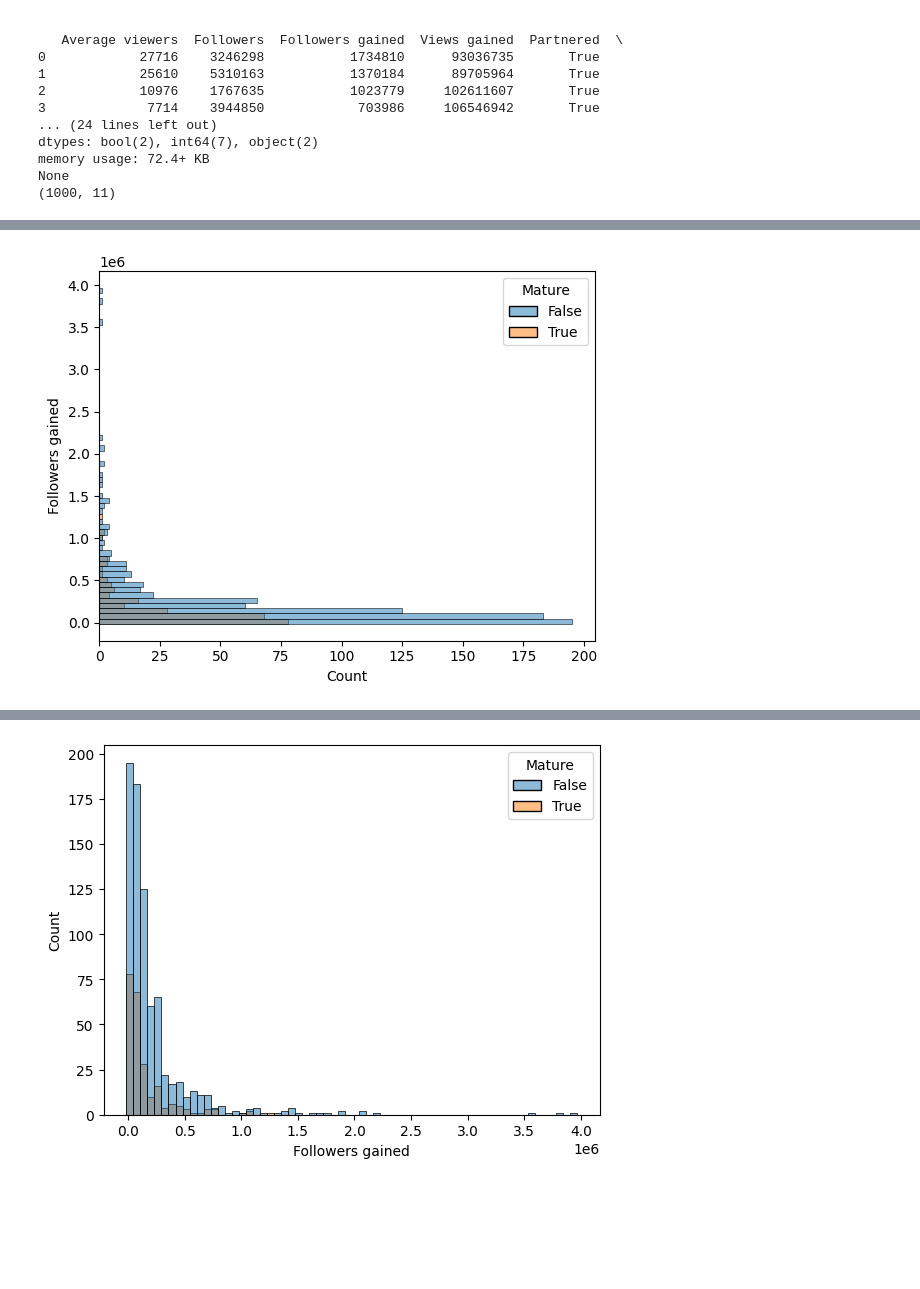
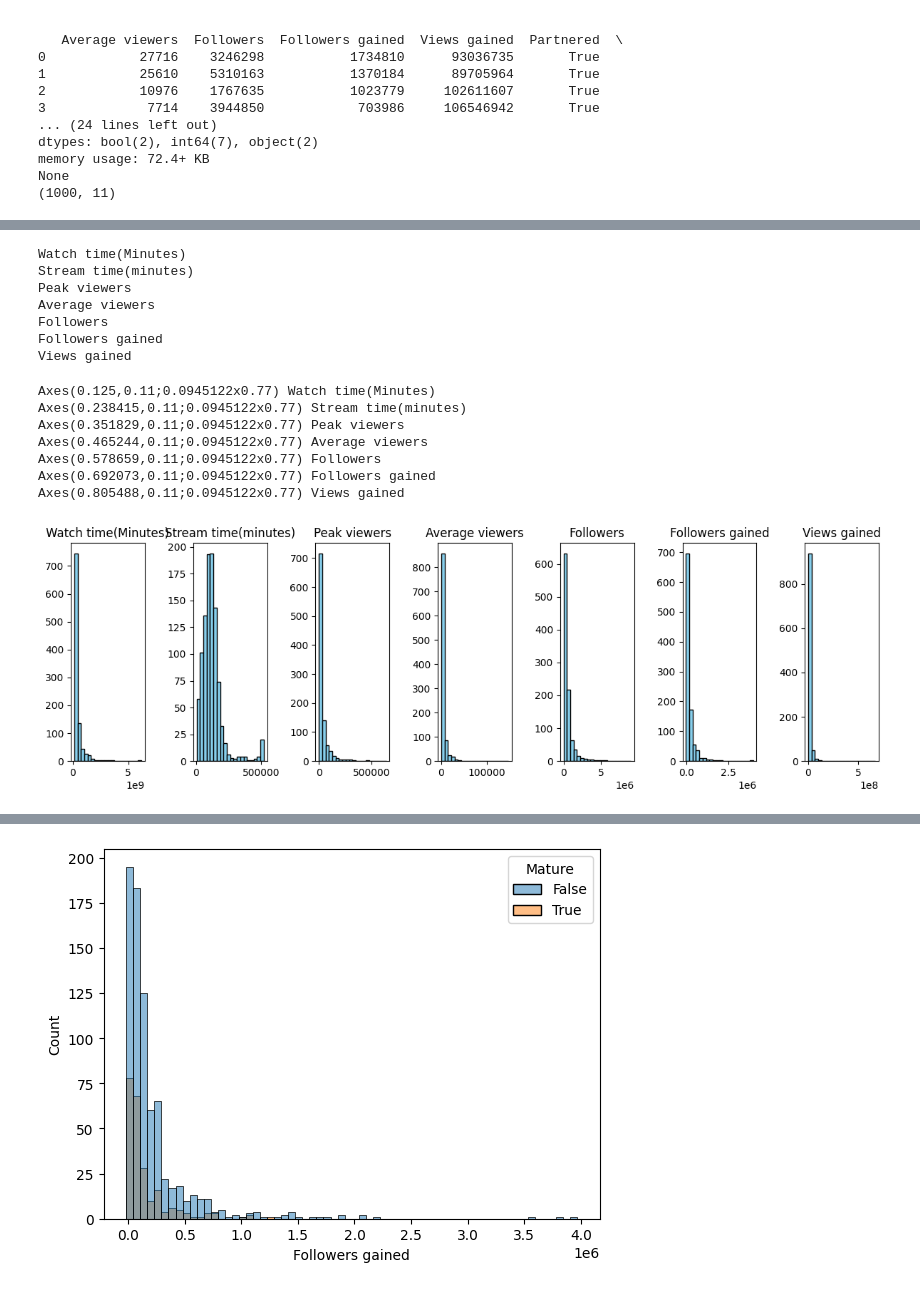
Before and after one commit to datasheng/csc460-BrandonVasquez-HW, a Jupyter notebook: Homework_3/twitch_eda/twitch_EDA.ipynb, the cells around one changed output, grey strips where cells are left out. Cells and saved outputs as stored; diff of their text form; code cells hidden in the pictures; blank space fills up the shorter version.

```diff
--- a/Homework_3/twitch_eda/twitch_EDA.ipynb
+++ b/Homework_3/twitch_eda/twitch_EDA.ipynb
@@ -61,14 +88,32 @@ print(check_null_count(df))
+# %%
+for col in df.select_dtypes(include='int64'):
+    print(col)
+# %% [output]
+Watch time(Minutes)
+Stream time(minutes)
+Peak viewers
+Average viewers
+Followers
+Followers gained
+Views gained
 # %%
-#here I want to make this a grid of histo
+int_cols = df.select_dtypes(include='int64').columns
 
-sns.histplot(data=df, y='Followers gained')
-# sns.histplot(data=df, x='Watch time(Minutes)')
-# sns.histplot(data=df, x='Stream time(minutes)')
-# sns.histplot(data=df, x='Peak viewers')
-# sns.histplot(data=df, x='Average viewers')
-# sns.histplot(data=df, x='Followers gained')
-# sns.histplot(data=df, x='Views gained')
+fig, axes = plt.subplots(nrows=1, ncols=len(int_cols), figsize=(12, 4))
+
+for ax, col in zip(axes, int_cols):
+    ax.hist(df[col], bins=20, color='skyblue', edgecolor='black')
+    ax.set_title(col)
+
+plt.tight_layout()
 plt.show()
 # %% [output]
+Axes(0.125,0.11;0.0945122x0.77) Watch time(Minutes)
+Axes(0.238415,0.11;0.0945122x0.77) Stream time(minutes)
+Axes(0.351829,0.11;0.0945122x0.77) Peak viewers
+Axes(0.465244,0.11;0.0945122x0.77) Average viewers
+Axes(0.578659,0.11;0.0945122x0.77) Followers
+Axes(0.692073,0.11;0.0945122x0.77) Followers gained
+Axes(0.805488,0.11;0.0945122x0.77) Views gained
-[figure, old version]
+[figure, new version]
 # %%
```
Also changed, not shown: parts of 6 cells of this notebook.
